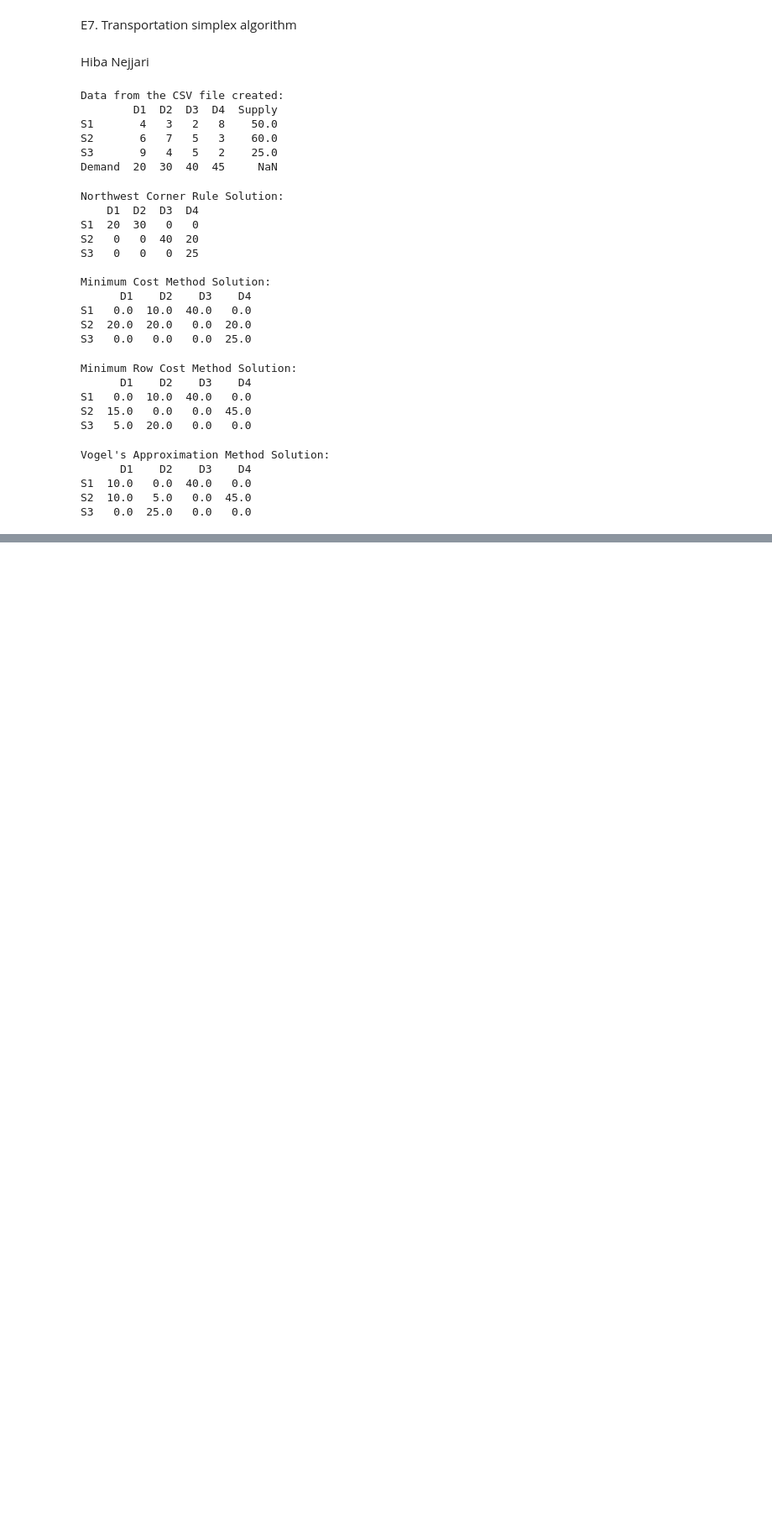
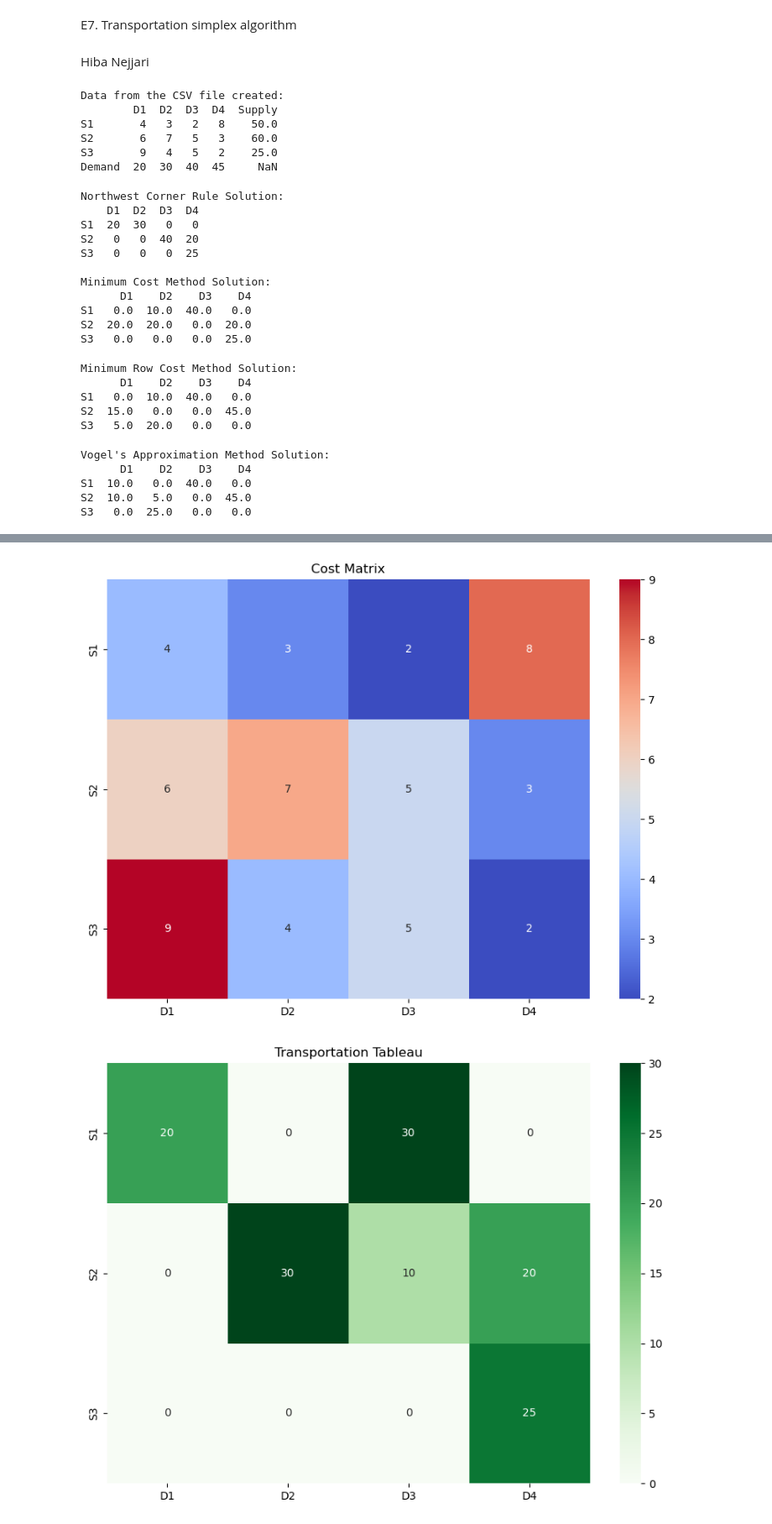
Before and after one commit to hibanejjari/opti_hiba, a Jupyter notebook: E7/E7/E7. Transportation simplex algorithm.ipynb, the cells around one changed output, grey strips where cells are left out. Shown: that part at 84% size. Saved outputs shown, nothing was run; the diff lists cells and outputs as text; code cells hidden in the pictures; blank space fills up the shorter version.

```diff
--- a/E7/E7/E7. Transportation simplex algorithm.ipynb
+++ b/E7/E7/E7. Transportation simplex algorithm.ipynb
@@ -346,0 +404,33 @@ Number of Utilized Routes: 6
+# %%
+import matplotlib.pyplot as plt
+import seaborn as sns
+import pandas as pd
+
+costs = np.array([
+    [4, 3, 2, 8],
+    [6, 7, 5, 3],
+    [9, 4, 5, 2]
+])
+optimal_solution = np.array([
+    [20, 0, 30, 0],
+    [0, 30, 10, 20],
+    [0, 0, 0, 25]
+])
+
+#
+df_costs = pd.DataFrame(costs, columns=['D1', 'D2', 'D3', 'D4'], index=['S1', 'S2', 'S3'])
+df_solution = pd.DataFrame(optimal_solution, columns=['D1', 'D2', 'D3', 'D4'], index=['S1', 'S2', 'S3'])
+
+plt.figure(figsize=(10, 7))
+sns.heatmap(df_costs, annot=True, cmap='coolwarm', fmt="d")
+plt.title('Cost Matrix')
+plt.show()
+
+#
+plt.figure(figsize=(10, 7))
+sns.heatmap(df_solution, annot=True, cmap='Greens', fmt="d")
+plt.title('Transportation Tableau')
+plt.show()
+# %% [output]
+[figure, added]
+[figure, added]
```
Also changed, not shown: parts of 3 cells of this notebook.
